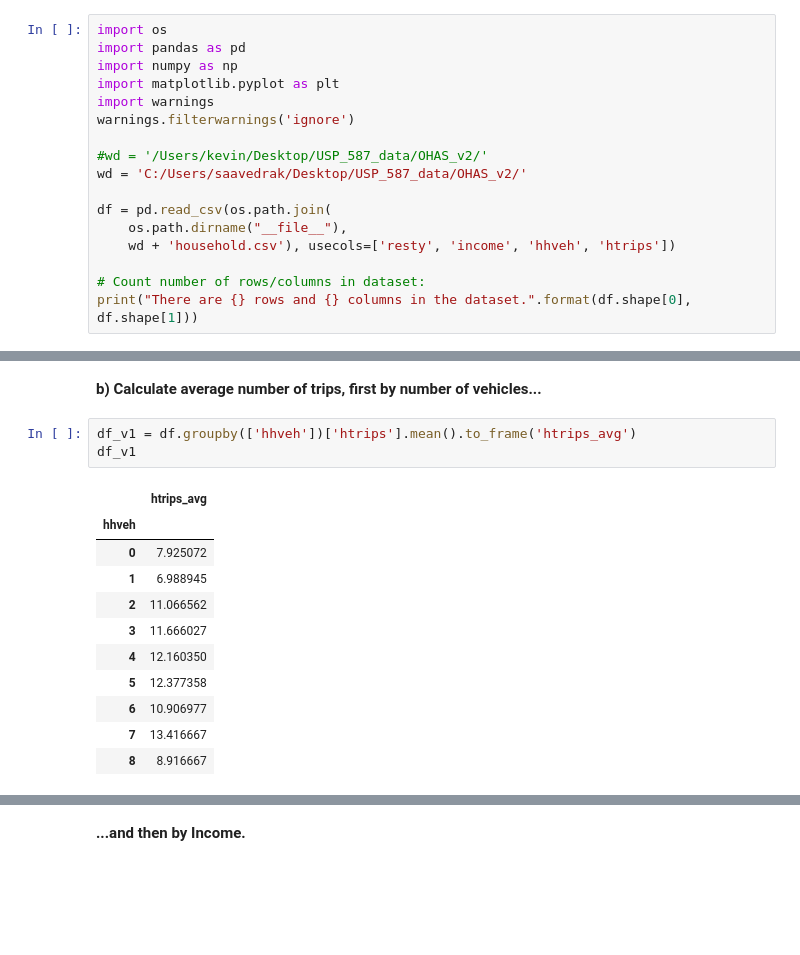
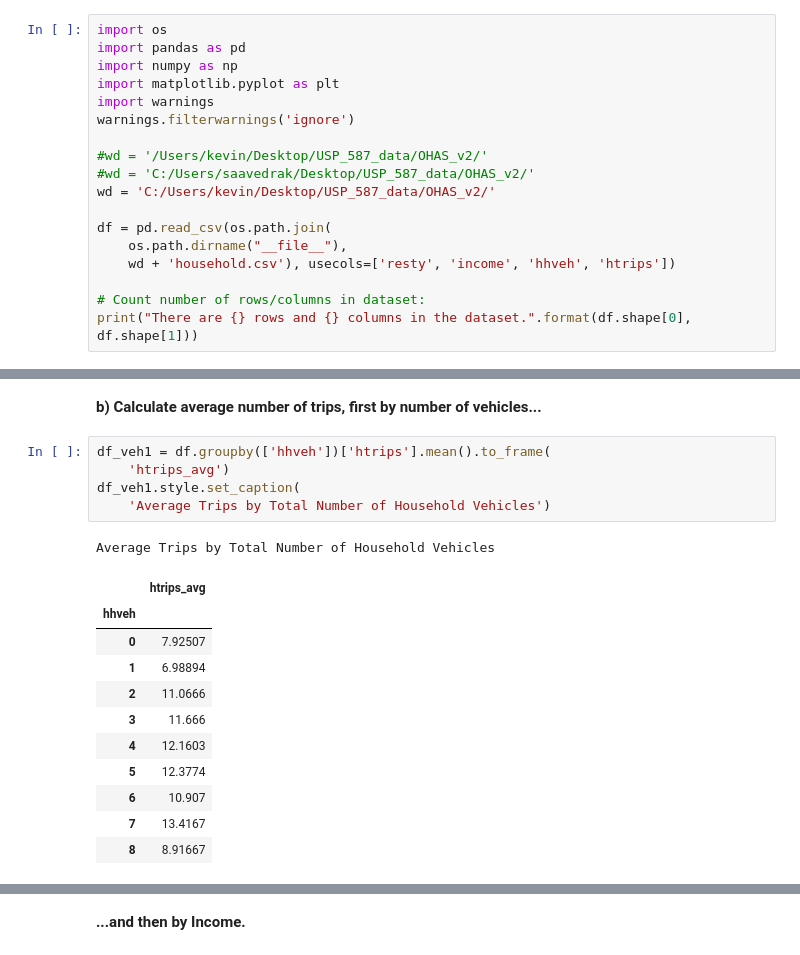
Before and after one commit to saashimi/USP_587, a Jupyter notebook: hw1.ipynb, the cells around one changed output, grey strips where cells are left out. Drawn from its saved outputs; the diff is of its cells as text; blank space fills up the shorter version.

```diff
--- a/hw1.ipynb
+++ b/hw1.ipynb
@@ -14,7 +25,8 @@ import warnings
 warnings.filterwarnings('ignore')
 
 #wd = '/Users/kevin/Desktop/USP_587_data/OHAS_v2/'
-wd = 'C:/Users/saavedrak/Desktop/USP_587_data/OHAS_v2/'
+#wd = 'C:/Users/saavedrak/Desktop/USP_587_data/OHAS_v2/'
+wd = 'C:/Users/kevin/Desktop/USP_587_data/OHAS_v2/'
 
 df = pd.read_csv(os.path.join(
     os.path.dirname("__file__"),
@@ -127,18 +139,21 @@ plt.xlabel('Number of Household Trips');
 # %% [markdown]
 __b) Calculate average number of trips, first by number of vehicles...__
 # %%
-df_v1 = df.groupby(['hhveh'])['htrips'].mean().to_frame('htrips_avg')
-df_v1
+df_veh1 = df.groupby(['hhveh'])['htrips'].mean().to_frame(
+    'htrips_avg')
+df_veh1.style.set_caption(
+    'Average Trips by Total Number of Household Vehicles')
 # %% [output]
+Average Trips by Total Number of Household Vehicles
 |  | htrips_avg |
 | hhveh |  |
-| 0 | 7.925072 |
-| 1 | 6.988945 |
-| 2 | 11.066562 |
-| 3 | 11.666027 |
-| 4 | 12.160350 |
-| 5 | 12.377358 |
-| 6 | 10.906977 |
-| 7 | 13.416667 |
-| 8 | 8.916667 |
+| 0 | 7.92507 |
+| 1 | 6.98894 |
+| 2 | 11.0666 |
+| 3 | 11.666 |
+| 4 | 12.1603 |
+| 5 | 12.3774 |
+| 6 | 10.907 |
+| 7 | 13.4167 |
+| 8 | 8.91667 |
 # %%
```
Also changed, not shown: parts of 6 cells of this notebook.
